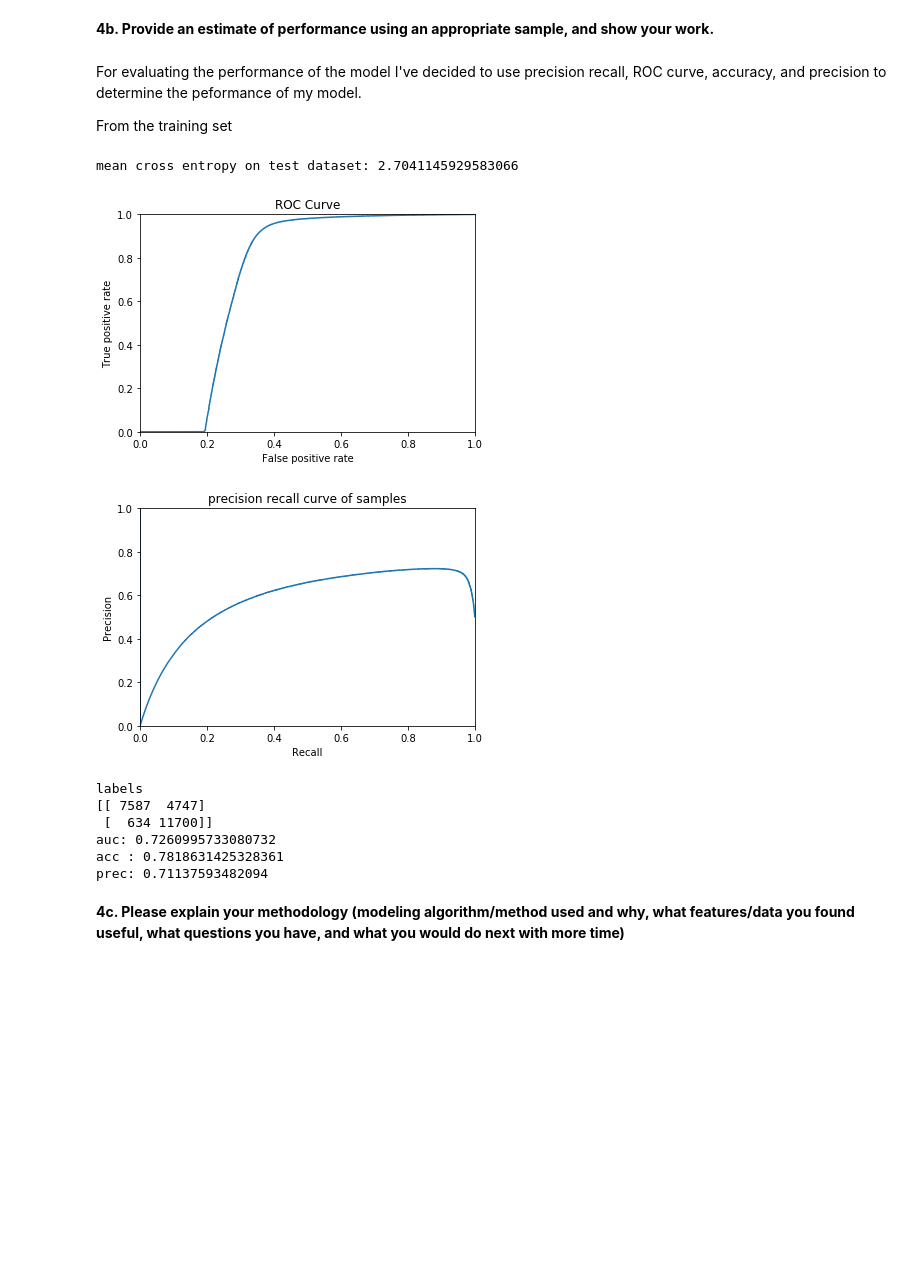
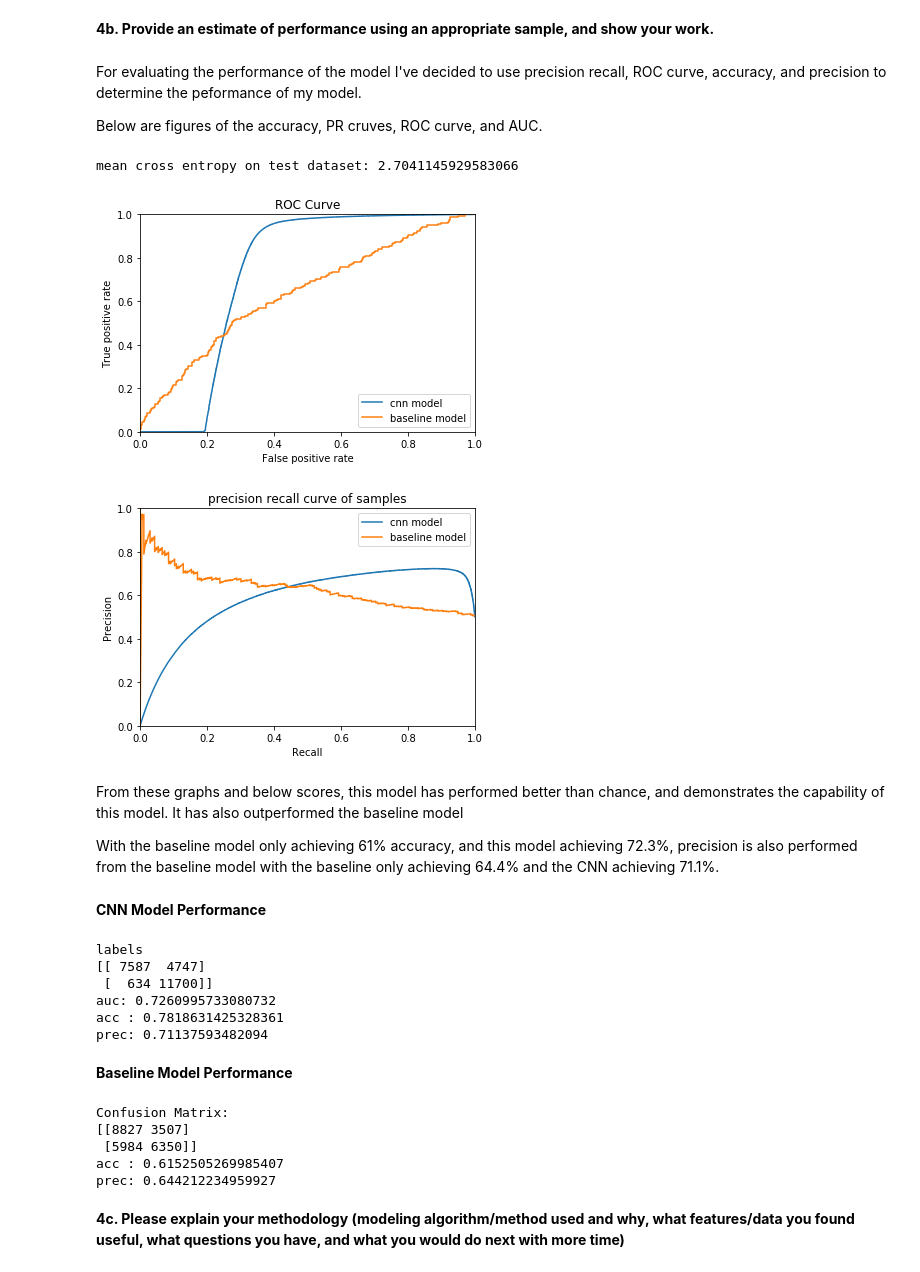
Before and after one commit to jzisheng/DS, a Jupyter notebook: analysis.ipynb, the cells around one changed output. Drawn from its saved outputs; the diff is of its cells as text; code cells hidden in the pictures; blank space fills up the shorter version.

```diff
--- a/analysis.ipynb
+++ b/analysis.ipynb
@@ -346,0 +389,29 @@ Name: 0, dtype: object
+# %%
+cols = ['transactionAmount', 'hourDelta',
+         'transactionAmountMedian', 'transactionAmountMean',
+         'transactionAmountStd', '0_encodedTime', '1_encodedTime',
+         '2_encodedTime', '3_encodedTime', '6_encodedTime',
+         'auto_merchantCategoryCode', 'entertainment_merchantCategoryCode',
+         'fastfood_merchantCategoryCode', 'food_merchantCategoryCode',
+         'food_delivery_merchantCategoryCode', 'fuel_merchantCategoryCode',
+         'gym_merchantCategoryCode', 'health_merchantCategoryCode',
+         'mobileapps_merchantCategoryCode', 'online_retail_merchantCategoryCode',
+         'personal care_merchantCategoryCode', 'rideshare_merchantCategoryCode']
+trainX = train_df[cols]
+trainy = train_df['isFraud']
+
+from sklearn.linear_model import LogisticRegression
+clf = LogisticRegression(random_state=0).fit(trainX, trainy)
+yHat = clf.predict(trainX)
+yHatProba = clf.predict_proba(trainX)
+print("Baseline logistic regression accuracy on training set: {}".format(clf.score(trainX, trainy)))
+
+testX = test_df[cols]
+testy = test_df['isFraud']
+logreg_yHat = clf.predict(testX)
+logreg_yHatProba = clf.predict_proba(testX)
+
+lrprecision, lrrecall,_ = precision_recall_curve(testy, logreg_yHatProba[:,1])
+lrfpr,lrtpr, _ = roc_curve(testy, logreg_yHatProba[:,1])
+print("Baseline logistic regression Accuracy on testing set: {}".format(clf.score(testX,
+                                                      testy)))
@@ -347,8 +423,4 @@ Name: 0, dtype: object
 # %%
-"""
-Implementing a CNN model
-"""
-
 import scripts.models as m
 import torch
 import numpy as np
@@ -366,7 +438,7 @@ for epoch in range(1):
         loss = F.binary_cross_entropy(output, labels)
         loss.backward()
         optimizer.step()
-        if(i%1000 == 0): print("i {}: {}".format(i,loss))
+        if(i%10000 == 0): print("i {}: {}".format(i,loss))
         costs.append(loss.item())
         pass
     pass
@@ -393,7 +456,7 @@ i 73000: 0.0
 # %% [markdown]
 For evaluating the performance of the model I've decided to use precision recall, ROC curve, accuracy, and precision to determine the peformance of my model.
 
-From the training set
+Below are figures of the accuracy, PR cruves, ROC curve, and AUC.
 # %%
 result = []
 yHats =[]
@@ -416,27 +479,39 @@ mean cross entropy on test dataset: 2.7041145929583066
 # %%
 from sklearn.metrics import precision_recall_curve,auc,\
     confusion_matrix,precision_score,accuracy_score, roc_curve
 
 yHats = (np.array(yHats))
 gts = (np.array(gts))
 precision, recall, thresholds = precision_recall_curve(gts, yHats)
 fpr,tpr, _ = roc_curve(gts, yHats)
-plt.plot(fpr,tpr)
+
+
+plt.plot(fpr,tpr,label='cnn model')
+plt.plot(lrfpr,lrtpr,label='baseline model')
 plt.title("ROC Curve")
 plt.xlim(0,1)
 plt.ylim(0,1)
 plt.ylabel("True positive rate")
 plt.xlabel("False positive rate")
+plt.legend()
 plt.show()
 
-plt.plot(recall,precision)
+plt.plot(recall,precision,label='cnn model')
+plt.plot(lrrecall,lrprecision,label='baseline model')
 plt.title("precision recall curve of samples")
 plt.xlim(0,1)
 plt.ylim(0,1)
 plt.ylabel("Precision")
 plt.xlabel("Recall")
+plt.legend()
 plt.show()
 # %% [output]
-[figure, old version]
+[figure, new version]
-[figure, old version]
+[figure, new version]
+# %% [markdown]
+From these graphs and below scores, this model has performed better than chance, and demonstrates the capability of this model. It has also outperformed the baseline model
+
+With the baseline model only achieving 61% accuracy, and this model achieving 72.3%, precision is also performed from the baseline model with the baseline only achieving 64.4% and the CNN achieving 71.1%.
+# %% [markdown]
+**CNN Model Performance**
 # %%
@@ -452,6 +527,20 @@ labels
 auc: 0.7260995733080732
 acc : 0.7818631425328361
 prec: 0.71137593482094
+# %% [markdown]
+**Baseline Model Performance**
+# %%
+#precision_score(logreg_yHat,testy)
+print("Confusion Matrix:")
+print(confusion_matrix(gts,logreg_yHat>0.5))
+print("acc : {}".format(accuracy_score(gts,logreg_yHat>0.5)))
+print("prec: {}".format(precision_score(gts,logreg_yHat>0.5)))
+# %% [output]
+Confusion Matrix:
+[[8827 3507]
+ [5984 6350]]
+acc : 0.6152505269985407
+prec: 0.644212234959927
 # %% [markdown]
 
 **4c. Please explain your methodology (modeling algorithm/method used and why, what features/data you found useful, what questions you have, and what you would do next with more time)**
```
Also changed, not shown: parts of 27 cells of this notebook, 1 other file.
